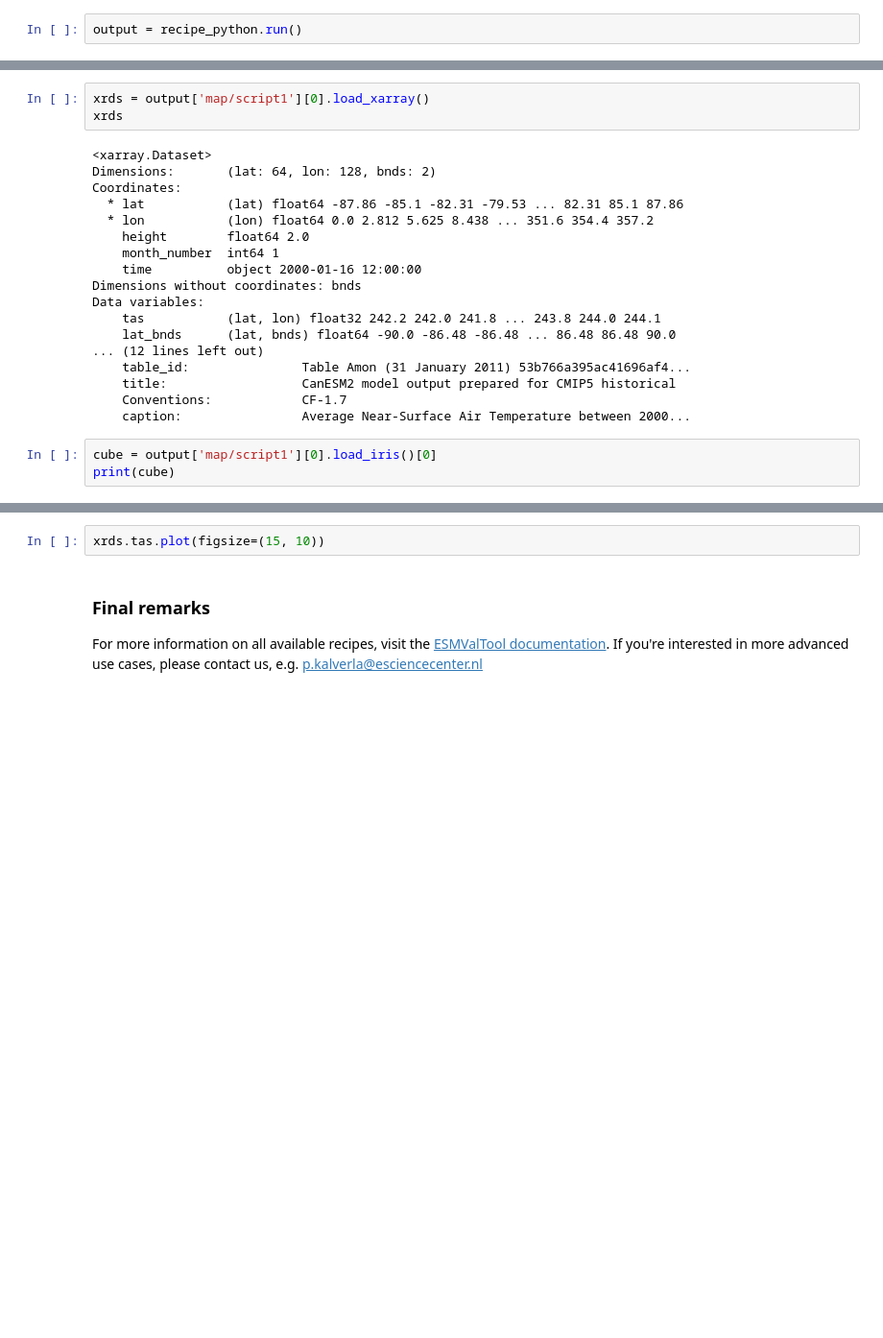
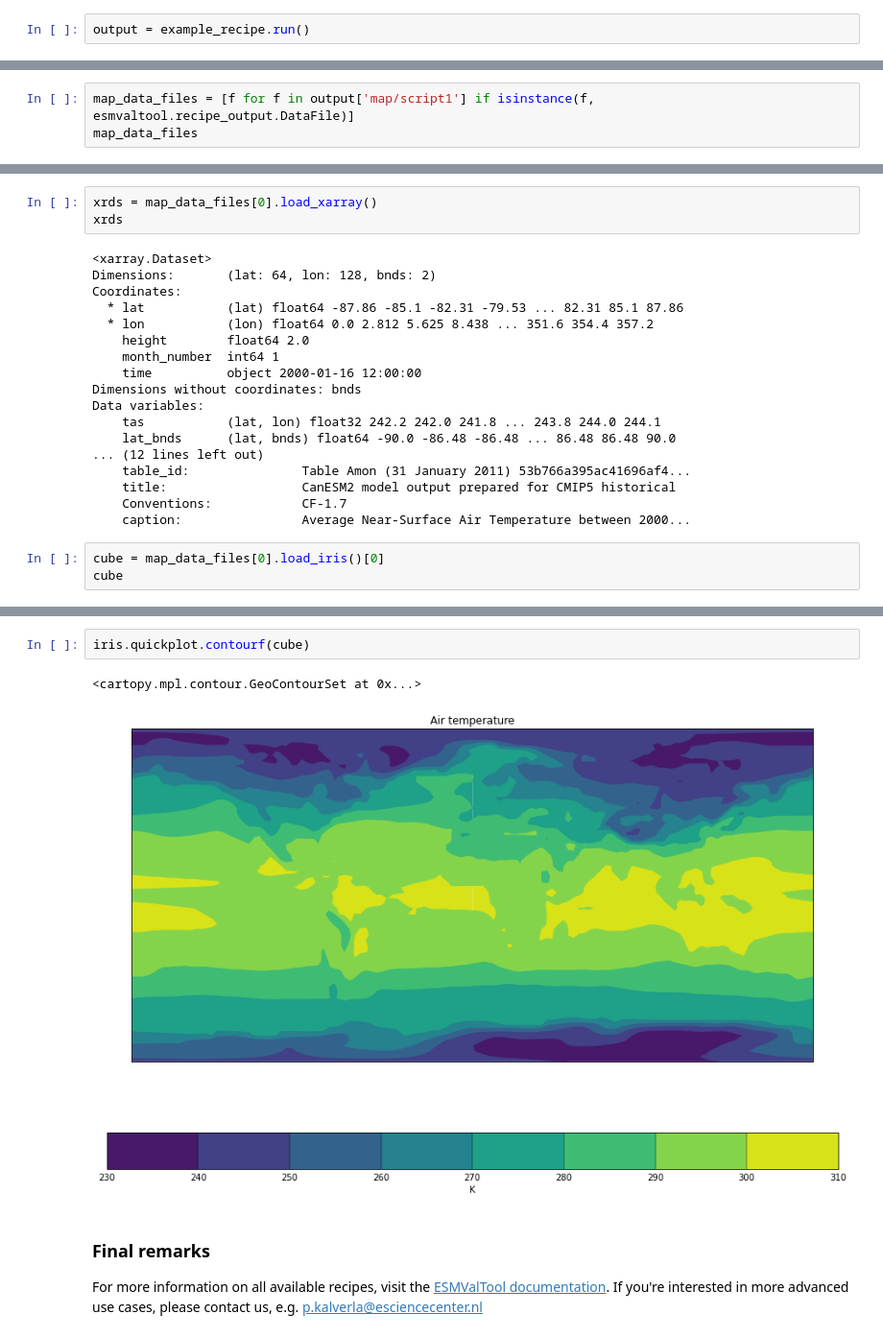
Before and after one commit to ESMValGroup/EGU22-short-course, a Jupyter notebook: notebooks/1_Example_recipe.ipynb, the cells around one changed output, grey strips where cells are left out. Shown: that part at 96% size. Saved outputs shown, nothing was run; the diff lists cells and outputs as text; blank space fills up the shorter version.

```diff
--- a/notebooks/1_Example_recipe.ipynb
+++ b/notebooks/1_Example_recipe.ipynb
@@ -84,5 +76,5 @@ Recipe('Recipe python')
 
 Now that we've selected our recipe, we can just run it and inspect the output
 # %%
-output = recipe_python.run()
+output = example_recipe.run()
 # %% [output]
@@ -121,0 +122,3 @@ DataFile('CMIP5_CanESM2_Amon_historical_r1i1p1_tas_2000-2000.nc')
+# %%
+map_data_files = [f for f in output['map/script1'] if isinstance(f, esmvaltool.recipe_output.DataFile)]
+map_data_files
@@ -122,7 +133,7 @@ DataFile('CMIP5_CanESM2_Amon_historical_r1i1p1_tas_2000-2000.nc')
 # %% [markdown]
 If the output is a dataset, you can load it with `xarray` or `iris`. In this way, you can immediately continue to work with the (pre-)processed data in your notebook.
 # %%
-xrds = output['map/script1'][0].load_xarray()
+xrds = map_data_files[0].load_xarray()
 xrds
 # %% [output]
 <xarray.Dataset>
@@ -143,6 +154,6 @@ Data variables:
     Conventions:            CF-1.7
     caption:                Average Near-Surface Air Temperature between 2000...
 # %%
-cube = output['map/script1'][0].load_iris()[0]
-print(cube)
+cube = map_data_files[0].load_iris()[0]
+cube
 # %% [output]
@@ -150,5 +174,8 @@ AttributeError: 'ImageFile' object has no attribute 'load_iris'
-# %%
-xrds.tas.plot(figsize=(15, 10))
+# %%
+iris.quickplot.contourf(cube)
+# %% [output]
+<cartopy.mpl.contour.GeoContourSet at 0x...>
+[figure, added]
 # %% [markdown]
 ### Final remarks
 
```
Also changed, not shown: parts of 14 cells of this notebook.
